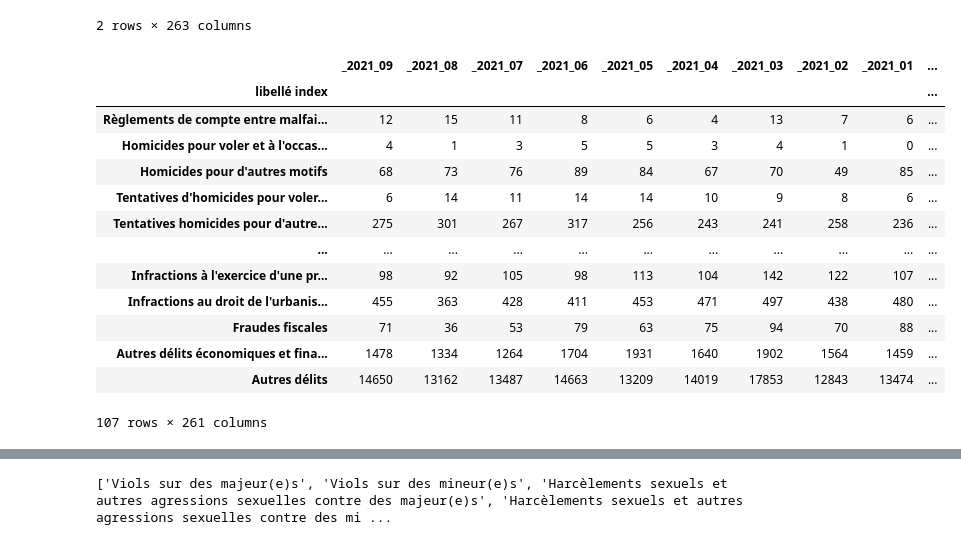
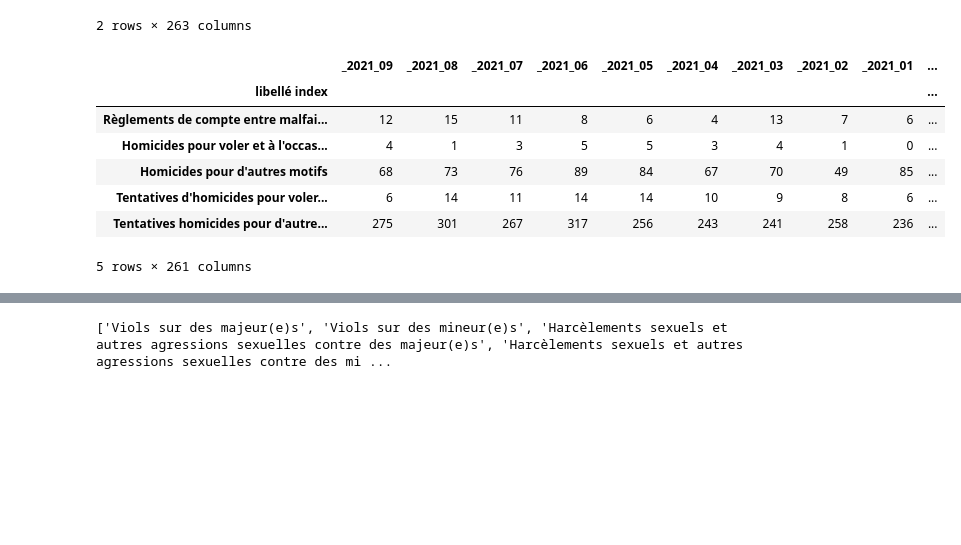
Before and after one commit to mtupin/esc-paac-2021-projet, a Jupyter notebook: preprocessing.ipynb, the cells around one changed output, grey strips where cells are left out. Drawn from its saved outputs; the diff is of its cells as text; code cells hidden in the pictures; blank space fills up the shorter version.

```diff
--- a/preprocessing.ipynb
+++ b/preprocessing.ipynb
@@ -21,27 +21,22 @@ df.head(2)
 | 1 | 2 | Homicides pour voler et à l'occas... | 4 | 1 | 3 | 5 | 5 | 3 | 4 | ... |
 2 rows × 263 columns
 # %%
+#on prépare les données pour la transposition lignes/colonnes qu'on effectue après
 #il faut résoudre le problème du double index
 #pandas.DataFrame.set_index() définira la colonne passée en argument comme l’index de la DataFrame en surchargeant l’index initial.
 #on utilise le libellé comme index
-df.set_index('libellé index', inplace=True)
-df.drop(columns = ['Index'])
+df.set_index('libellé index', inplace = True)
+df.drop(columns = ['Index'], inplace = True)
 df.head()
 # %% [output]
 |  | _2021_09 | _2021_08 | _2021_07 | _2021_06 | _2021_05 | _2021_04 | _2021_03 | _2021_02 | _2021_01 | ... |
 | libellé index |  |  |  |  |  |  |  |  |  | ... |
 | Règlements de compte entre malfai... | 12 | 15 | 11 | 8 | 6 | 4 | 13 | 7 | 6 | ... |
 | Homicides pour voler et à l'occas... | 4 | 1 | 3 | 5 | 5 | 3 | 4 | 1 | 0 | ... |
 | Homicides pour d'autres motifs | 68 | 73 | 76 | 89 | 84 | 67 | 70 | 49 | 85 | ... |
 | Tentatives d'homicides pour voler... | 6 | 14 | 11 | 14 | 14 | 10 | 9 | 8 | 6 | ... |
 | Tentatives homicides pour d'autre... | 275 | 301 | 267 | 317 | 256 | 243 | 241 | 258 | 236 | ... |
-| ... | ... | ... | ... | ... | ... | ... | ... | ... | ... | ... |
-| Infractions à l'exercice d'une pr... | 98 | 92 | 105 | 98 | 113 | 104 | 142 | 122 | 107 | ... |
-| Infractions au droit de l'urbanis... | 455 | 363 | 428 | 411 | 453 | 471 | 497 | 438 | 480 | ... |
-| Fraudes fiscales | 71 | 36 | 53 | 79 | 63 | 75 | 94 | 70 | 88 | ... |
-| Autres délits économiques et fina... | 1478 | 1334 | 1264 | 1704 | 1931 | 1640 | 1902 | 1564 | 1459 | ... |
-| Autres délits | 14650 | 13162 | 13487 | 14663 | 13209 | 14019 | 17853 | 12843 | 13474 | ... |
-107 rows × 261 columns
+5 rows × 261 columns
 # %%
 #on permute les lignes et colonnes
 df_trans = df.transpose()
```
Also changed, not shown: parts of 11 cells of this notebook.
